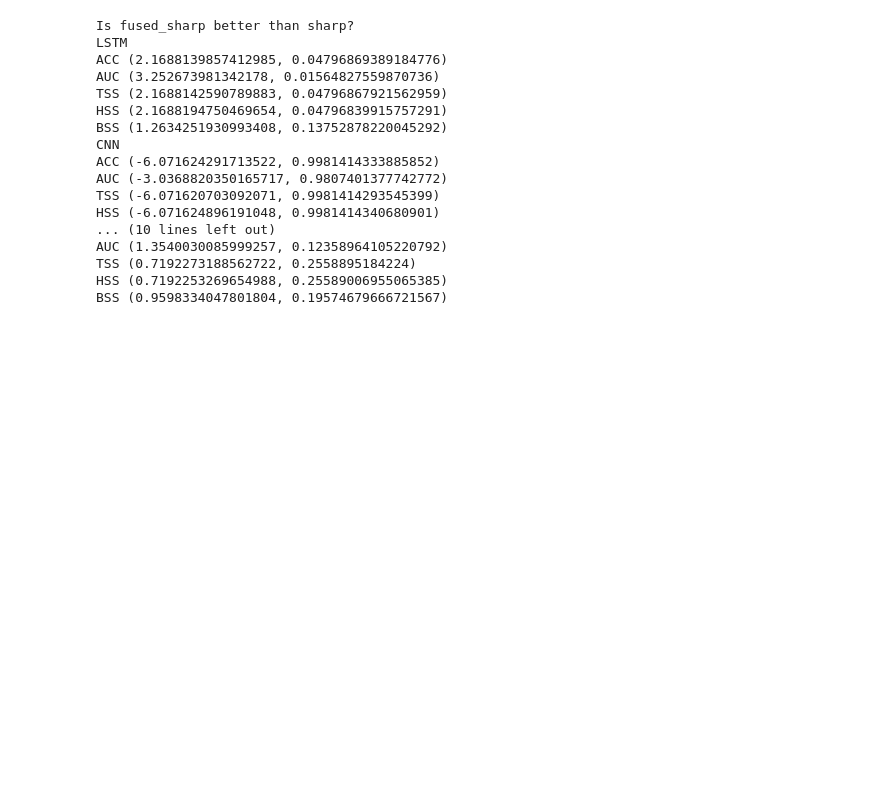
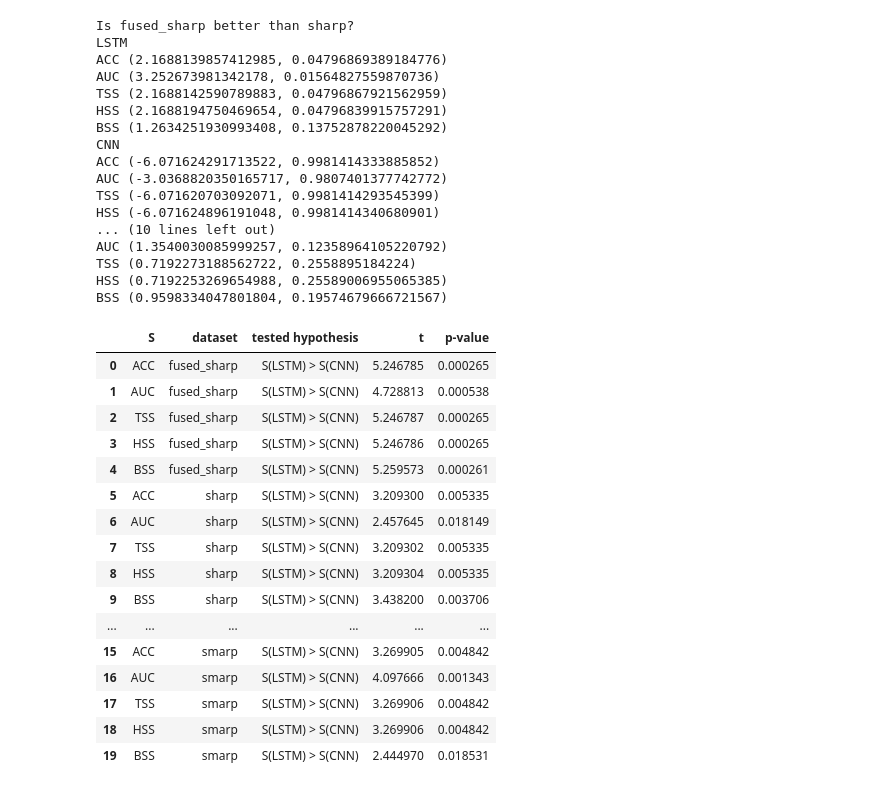
Before and after one commit to ZeyuSun/flare-prediction-smarp, a Jupyter notebook: notebooks/mlflow_results_2.ipynb, the cells around one changed output. Saved outputs shown, nothing was run; the diff lists cells and outputs as text; code cells hidden in the pictures; blank space fills up the shorter version.

```diff
--- a/notebooks/mlflow_results_2.ipynb
+++ b/notebooks/mlflow_results_2.ipynb
@@ -1210,3 +1218,23 @@ AUC (1.3540030085999257, 0.12358964105220792)
 TSS (0.7192273188562722, 0.2558895184224)
 HSS (0.7192253269654988, 0.25589006955065385)
 BSS (0.9598334047801804, 0.19574679666721567)
+# %%
+tabulate_pvalues(runs)
+# %% [output]
+|  | S | dataset | tested hypothesis | t | p-value |
+| 0 | ACC | fused_sharp | S(LSTM) > S(CNN) | 5.246785 | 0.000265 |
+| 1 | AUC | fused_sharp | S(LSTM) > S(CNN) | 4.728813 | 0.000538 |
+| 2 | TSS | fused_sharp | S(LSTM) > S(CNN) | 5.246787 | 0.000265 |
+| 3 | HSS | fused_sharp | S(LSTM) > S(CNN) | 5.246786 | 0.000265 |
+| 4 | BSS | fused_sharp | S(LSTM) > S(CNN) | 5.259573 | 0.000261 |
+| 5 | ACC | sharp | S(LSTM) > S(CNN) | 3.209300 | 0.005335 |
+| 6 | AUC | sharp | S(LSTM) > S(CNN) | 2.457645 | 0.018149 |
+| 7 | TSS | sharp | S(LSTM) > S(CNN) | 3.209302 | 0.005335 |
+| 8 | HSS | sharp | S(LSTM) > S(CNN) | 3.209304 | 0.005335 |
+| 9 | BSS | sharp | S(LSTM) > S(CNN) | 3.438200 | 0.003706 |
+| ... | ... | ... | ... | ... | ... |
+| 15 | ACC | smarp | S(LSTM) > S(CNN) | 3.269905 | 0.004842 |
+| 16 | AUC | smarp | S(LSTM) > S(CNN) | 4.097666 | 0.001343 |
+| 17 | TSS | smarp | S(LSTM) > S(CNN) | 3.269906 | 0.004842 |
+| 18 | HSS | smarp | S(LSTM) > S(CNN) | 3.269906 | 0.004842 |
+| 19 | BSS | smarp | S(LSTM) > S(CNN) | 2.444970 | 0.018531 |
```
Also changed, not shown: parts of 7 cells of this notebook.
